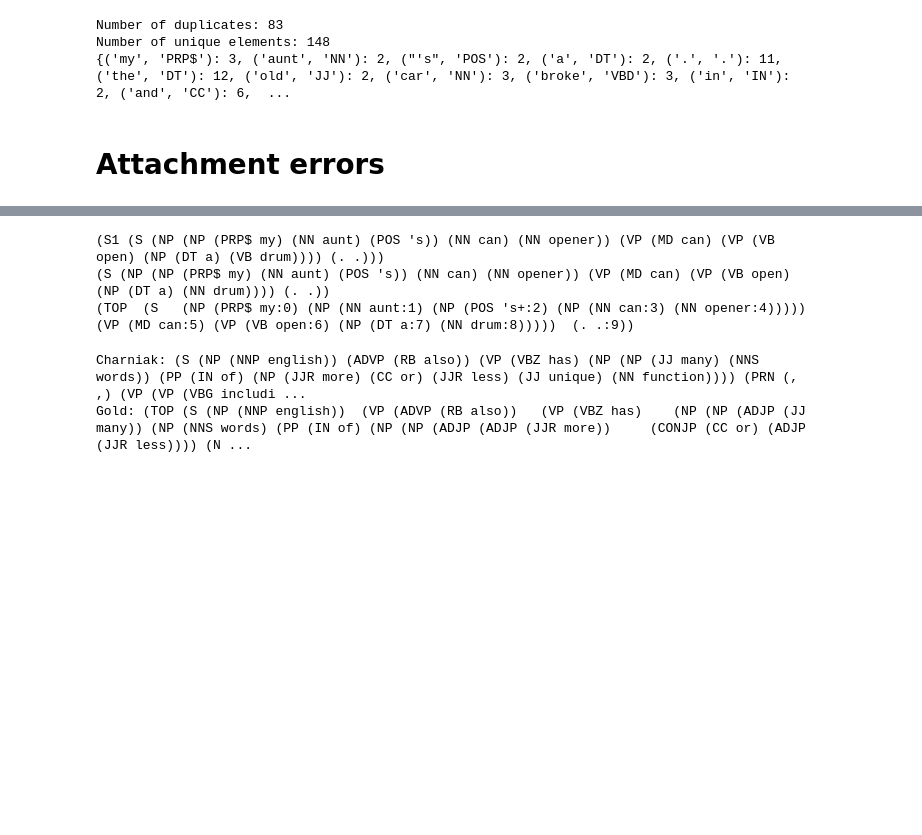
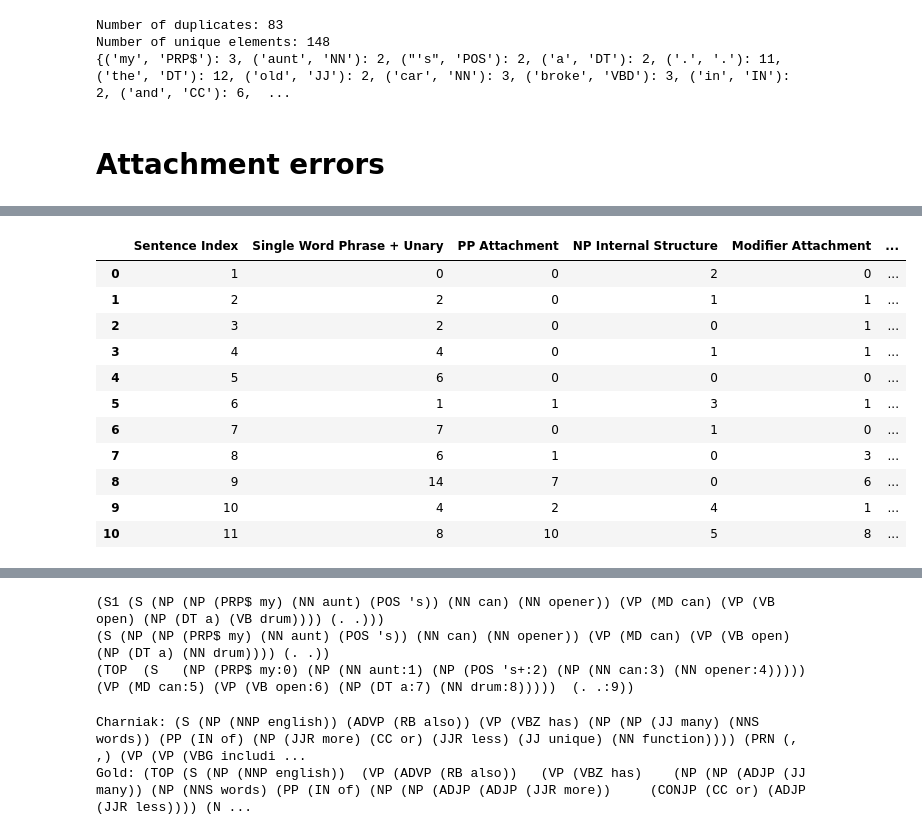
Before and after one commit to TimLukaHorstmann/L95-Project, a Jupyter notebook: parsing.ipynb, the cells around one changed output, grey strips where cells are left out. Cells and saved outputs as stored; diff of their text form; code cells hidden in the pictures; blank space fills up the shorter version.

```diff
--- a/parsing.ipynb
+++ b/parsing.ipynb
@@ -719,3 +743,18 @@ Number of unique elements: 148
 {('my', 'PRP$'): 3, ('aunt', 'NN'): 2, ("'s", 'POS'): 2, ('a', 'DT'): 2, ('.', '.'): 11, ('the', 'DT'): 12, ('old', 'JJ'): 2, ('car', 'NN'): 3, ('broke', 'VBD'): 3, ('in', 'IN'): 2, ('and', 'CC'): 6,  ...
 # %% [markdown]
 # Attachment errors
+# %%
+for parser_to_eval in ["charniak"]:
+    # Variables
+    gold_trees = "gold/gold_trees.txt"
+    parser_trees = f"{parser_to_eval}/{parser_to_eval}_trees_2023-12-16-HACK.txt"
+    charniak_qual_eval = f"{parser_to_eval}/{parser_to_eval}_qual_eval/{parser_to_eval}-HACK"
+
+    # Construct the command using f-strings
+    command = (
+        f"python jkkummerfeld-berkeley-parser-analyser-1a67d5c/"
+        f"berkeley_parse_analyser/classify_english.py {gold_trees} {parser_trees} {charniak_qual_eval}"
+    )
+
+    # Execute the command
+    subprocess.run(command, shell=True, check=True)
@@ -721,0 +768,72 @@ Number of unique elements: 148
+# %%
+# Adjusting the code to handle potential variations in the sentence identifier format
+
+def extract_errors(file_path):
+    with open(file_path, 'r') as file:
+        lines = file.readlines()
+
+    data = []
+    current_sentence = None
+    errors = {
+        'Single Word Phrase': 0,
+        'Unary': 0,
+        'PP Attachment': 0,
+        'NP Internal Structure': 0,
+        'Modifier Attachment': 0,
+        'Different label': 0
+    }
+
+    for line in lines:
+        # Check for a new sentence
+        sentence_match = re.search(r'Sentence (\d+):', line)
+        if sentence_match:
+            # If there's a current sentence, save its data
+            if current_sentence is not None:
+                errors['Single Word Phrase + Unary'] = errors['Single Word Phrase'] + errors['Unary']
+                data.append([current_sentence] + [errors[key] for key in ['Single Word Phrase + Unary', 'PP Attachment', 'NP Internal Structure', 'Modifier Attachment', 'Different label']])
+
+            # Reset for new sentence
+            current_sentence = int(sentence_match.group(1))
+            for key in errors.keys():
+                errors[key] = 0
+
+        # Check for error lines and count them correctly
+        error_match = re.search(r'(\d+) Error:(.+)', line)
+        if error_match:
+            error_count = int(error_match.group(1))
+            error_type = error_match.group(2).strip()
+            if error_type in errors:
+                errors[error_type] += error_count
+
+    # Add the last sentence's data if it exists
+    if current_sentence is not None:
+        errors['Single Word Phrase + Unary'] = errors['Single Word Phrase'] + errors['Unary']
+        data.append([current_sentence] + [errors[key] for key in ['Single Word Phrase + Unary', 'PP Attachment', 'NP Internal Structure', 'Modifier Attachment', 'Different label']])
+
+    # Create a DataFrame
+    columns = ['Sentence Index', 'Single Word Phrase + Unary', 'PP Attachment', 'NP Internal Structure', 'Modifier Attachment', 'Different Label']
+    df = pd.DataFrame(data, columns=columns)
+    return df
+
+error_dfs = []
+for parser_to_eval in ["charniak", "berkeley"]:
+    # Re-parse the file with the adjusted function
+    if parser_to_eval == "charniak":
+        df_errors = extract_errors(f"{parser_to_eval}/{parser_to_eval}_qual_eval/{parser_to_eval}-HACK.out")
+    else:
+        df_errors = extract_errors(f"{parser_to_eval}/{parser_to_eval}_qual_eval/{parser_to_eval}.out")
+    display(df_errors)  # Displaying the first few rows of the DataFrame for verification
+    error_dfs.append(df_errors)
+# %% [output]
+|  | Sentence Index | Single Word Phrase + Unary | PP Attachment | NP Internal Structure | Modifier Attachment | ... |
+| 0 | 1 | 0 | 0 | 2 | 0 | ... |
+| 1 | 2 | 2 | 0 | 1 | 1 | ... |
+| 2 | 3 | 2 | 0 | 0 | 1 | ... |
+| 3 | 4 | 4 | 0 | 1 | 1 | ... |
+| 4 | 5 | 6 | 0 | 0 | 0 | ... |
+| 5 | 6 | 1 | 1 | 3 | 1 | ... |
+| 6 | 7 | 7 | 0 | 1 | 0 | ... |
+| 7 | 8 | 6 | 1 | 0 | 3 | ... |
+| 8 | 9 | 14 | 7 | 0 | 6 | ... |
+| 9 | 10 | 4 | 2 | 4 | 1 | ... |
+| 10 | 11 | 8 | 10 | 5 | 8 | ... |
```
Also changed, not shown: parts of 16 cells of this notebook, 46 other files.
